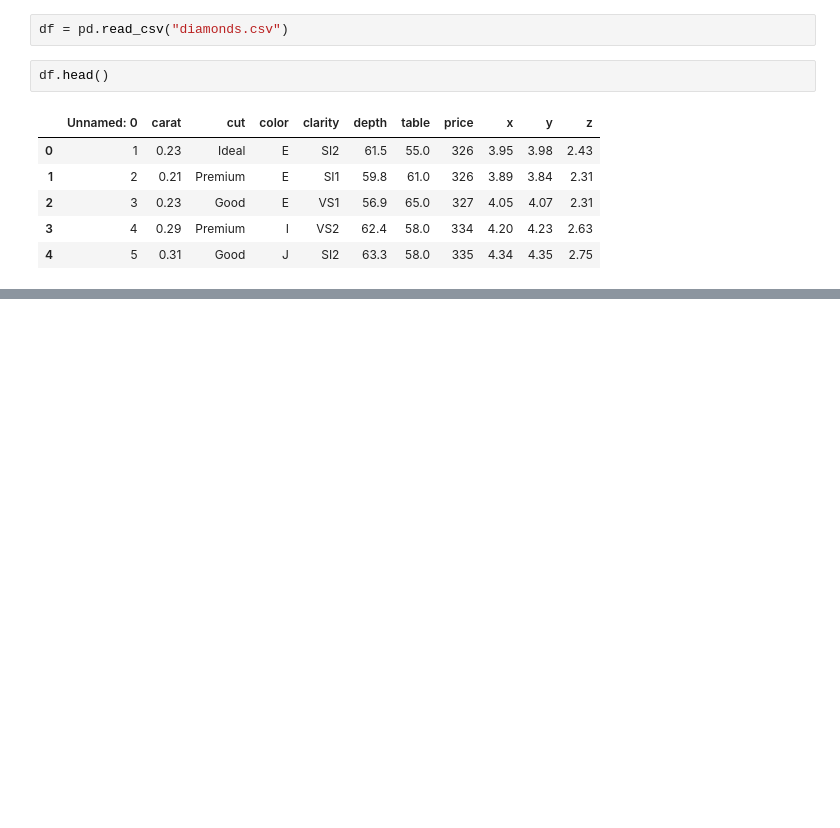
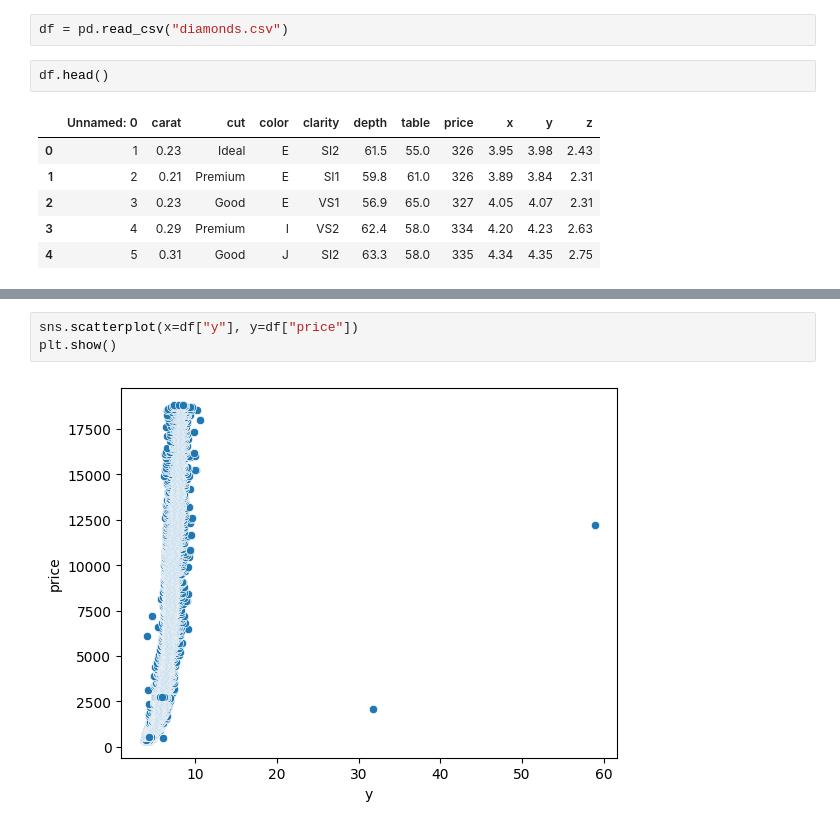
Before and after one commit to enistolgasn/Data-Science-and-Machine-Learning, a Jupyter notebook: 26 - SVM Regressor/main.ipynb, the cells around one changed output, grey strips where cells are left out. Cells and saved outputs as stored; diff of their text form; blank space fills up the shorter version.

```diff
--- a/26 - SVM Regressor/main.ipynb
+++ b/26 - SVM Regressor/main.ipynb
@@ -17,0 +114,5 @@ df.head()
+# %%
+sns.scatterplot(x=df["y"], y=df["price"])
+plt.show()
+# %% [output]
+[figure, added]
```
Also changed, not shown: parts of 52 cells of this notebook.
